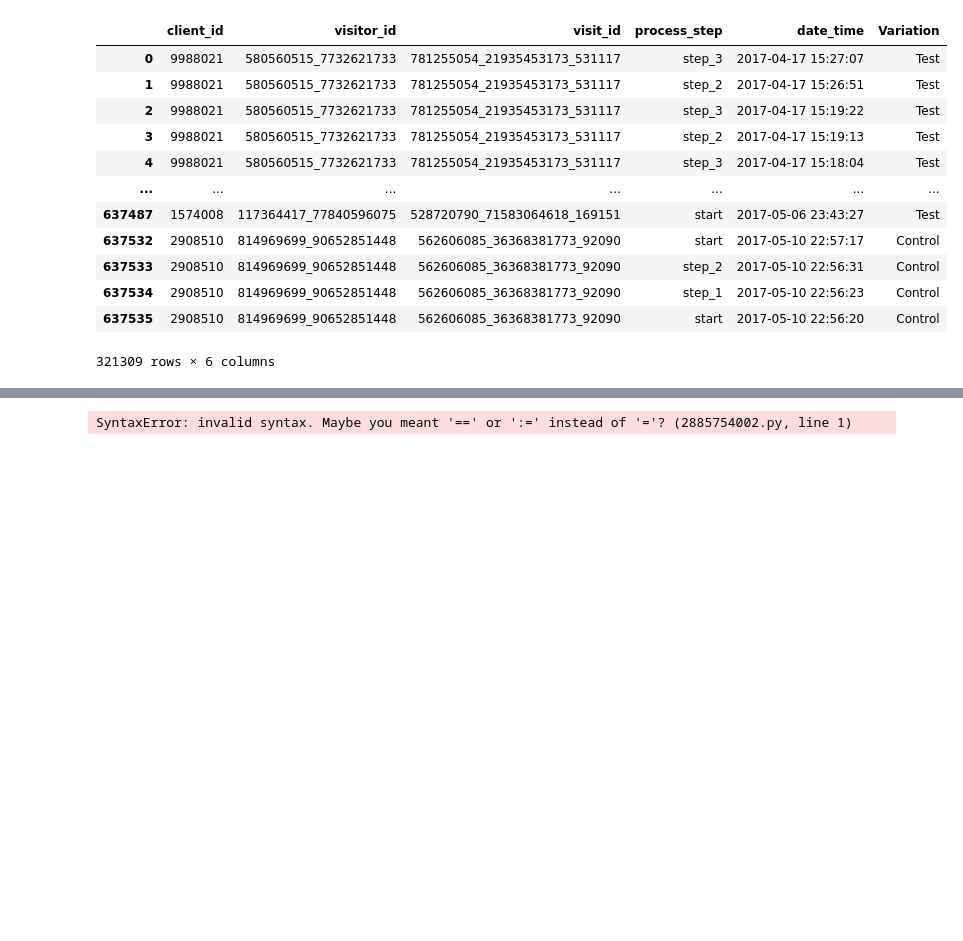
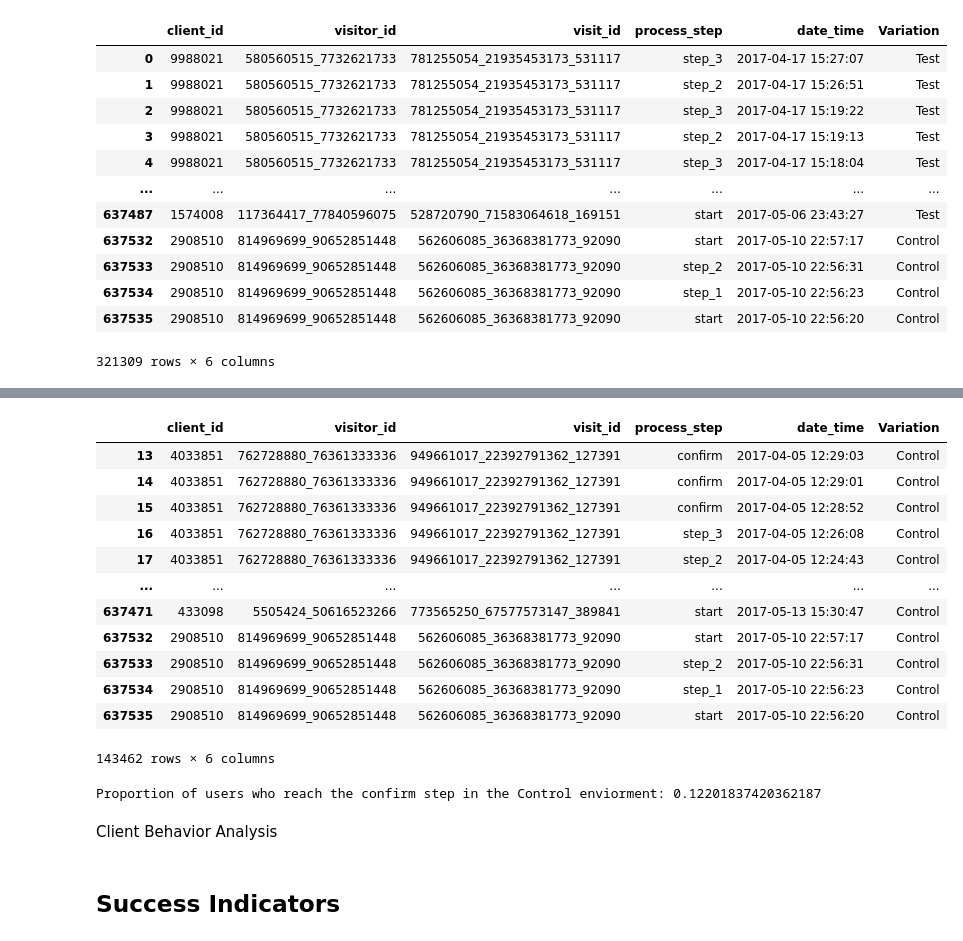
Before and after one commit to mwilfer8888/the-pookies-project, a Jupyter notebook: Pookies_Project (SAFE).ipynb, the cells around one changed output, grey strips where cells are left out. Drawn from its saved outputs; the diff is of its cells as text; code cells hidden in the pictures; blank space fills up the shorter version.

```diff
--- a/Pookies_Project (SAFE).ipynb
+++ b/Pookies_Project (SAFE).ipynb
@@ -232,12 +262,40 @@ experiment
+# %%
+control = total[total['Variation'] == 'Control']
+
+control
+# %% [output]
+|  | client_id | visitor_id | visit_id | process_step | date_time | Variation |
+| 13 | 4033851 | 762728880_76361333336 | 949661017_22392791362_127391 | confirm | 2017-04-05 12:29:03 | Control |
+| 14 | 4033851 | 762728880_76361333336 | 949661017_22392791362_127391 | confirm | 2017-04-05 12:29:01 | Control |
+| 15 | 4033851 | 762728880_76361333336 | 949661017_22392791362_127391 | confirm | 2017-04-05 12:28:52 | Control |
+| 16 | 4033851 | 762728880_76361333336 | 949661017_22392791362_127391 | step_3 | 2017-04-05 12:26:08 | Control |
+| 17 | 4033851 | 762728880_76361333336 | 949661017_22392791362_127391 | step_2 | 2017-04-05 12:24:43 | Control |
+| ... | ... | ... | ... | ... | ... | ... |
+| 637471 | 433098 | 5505424_50616523266 | 773565250_67577573147_389841 | start | 2017-05-13 15:30:47 | Control |
+| 637532 | 2908510 | 814969699_90652851448 | 562606085_36368381773_92090 | start | 2017-05-10 22:57:17 | Control |
+| 637533 | 2908510 | 814969699_90652851448 | 562606085_36368381773_92090 | step_2 | 2017-05-10 22:56:31 | Control |
+| 637534 | 2908510 | 814969699_90652851448 | 562606085_36368381773_92090 | step_1 | 2017-05-10 22:56:23 | Control |
+| 637535 | 2908510 | 814969699_90652851448 | 562606085_36368381773_92090 | start | 2017-05-10 22:56:20 | Control |
+143462 rows × 6 columns
+# %%
+confirm_users_count_1 = control[control['process_step'] == 'confirm'].shape[0]
+
+# Count the total number of users
+total_users_count_1 = control.shape[0]
+
+# Calculate the proportion of users who reach the confirm step
+confirm_proportion_1 = confirm_users_count_1 / total_users_count_1
+
+print("Proportion of users who reach the confirm step in the Control enviorment:", confirm_proportion_1)
+# %% [output]
+Proportion of users who reach the confirm step in the Control enviorment: 0.12201837420362187
+# %% [markdown]
+Client Behavior Analysis
 # %%
 #Answer the following questions about demographics:
 
 #Who are the primary clients using this online process?
 
 #Next, carry out a client behaviour analysis to answer any additional relevant questions you think are important.
-# %%
-total = pd.concat([total_web, experiment, on = 'client_id'])
-
-total
-# %% [output]
-SyntaxError: invalid syntax. Maybe you meant '==' or ':=' instead of '='? (2885754002.py, line 1)
+# %% [markdown]
+## **Success Indicators**
```
Also changed, not shown: parts of 15 cells of this notebook.
